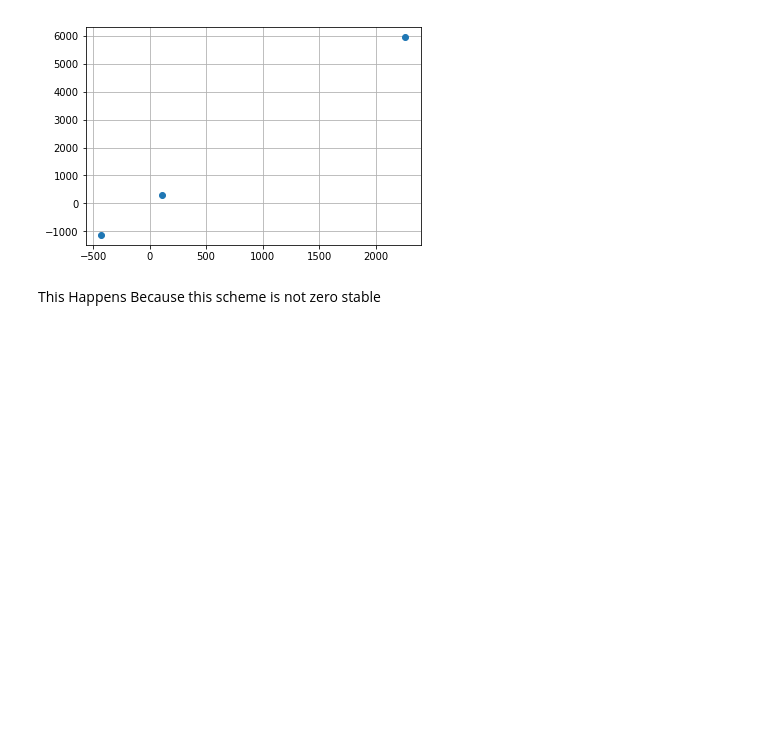
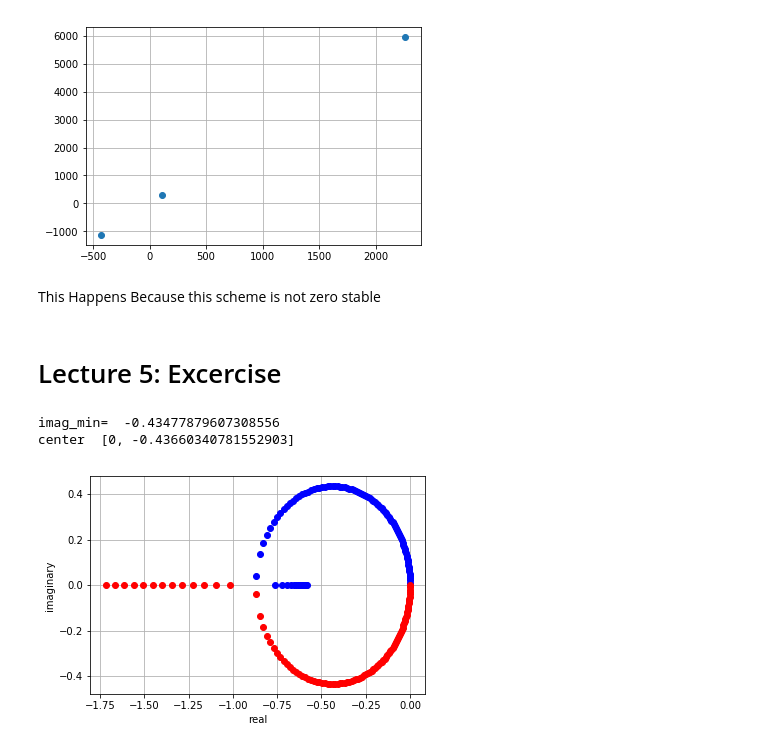
Before and after one commit to JuanVillegasSantos/Computational_Methods, a Jupyter notebook: Examples.ipynb, the cells around one changed output. Saved outputs shown, nothing was run; the diff lists cells and outputs as text; code cells hidden in the pictures; blank space fills up the shorter version.

Commit message:
Lecture 5

```diff
--- a/Examples.ipynb
+++ b/Examples.ipynb
@@ -214,3 +214,22 @@ plt.plot(results[:,2],results[:,3],'o'); plt.grid()
 [figure]
 # %% [markdown]
 This Happens Because this scheme is not zero stable
+# %% [markdown]
+# Lecture 5: Excercise
+# %%
+import numpy as np
+import matplotlib.pyplot as plt
+eps=np.linspace(0,2.3,100)+0j
+dt=np.linspace(0,1,100)
+l1=(-eps+np.sqrt(eps**2-4))/2
+l2=(-eps-np.sqrt(eps**2-4))/2
+l1t=dt*l1; l2t=dt*l2
+plt.plot(np.real(l1t),np.imag(l1t),'ob'); plt.plot(np.real(l2t),np.imag(l2t),'or')
+plt.xlabel('real'); plt.ylabel('imaginary'); plt.grid()
+print('imag_min= ',np.amin(np.imag(l2t)))
+idx=list(np.imag(l2t)).index(np.amin(np.imag(l2t)))
+print('center ',[0,np.real(l2t)[idx]])
+# %% [output]
+imag_min=  -0.43477879607308556
+center  [0, -0.43660340781552903]
+[figure, added]
```
